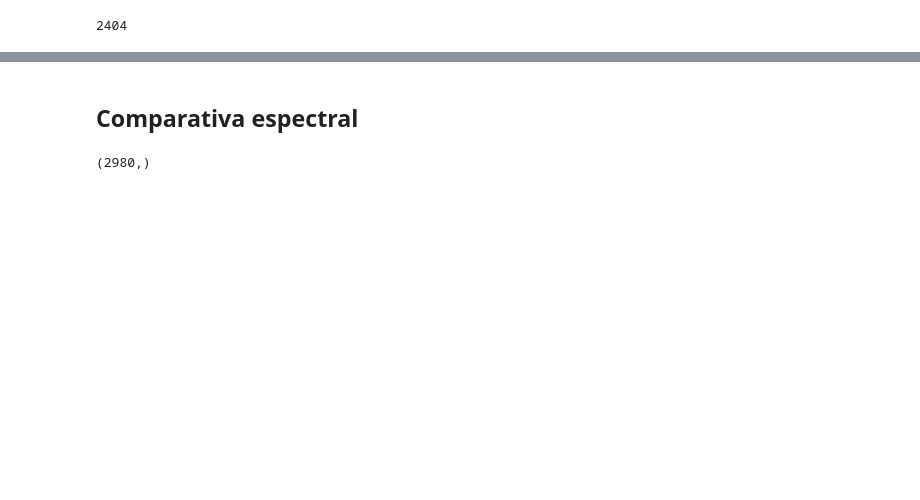
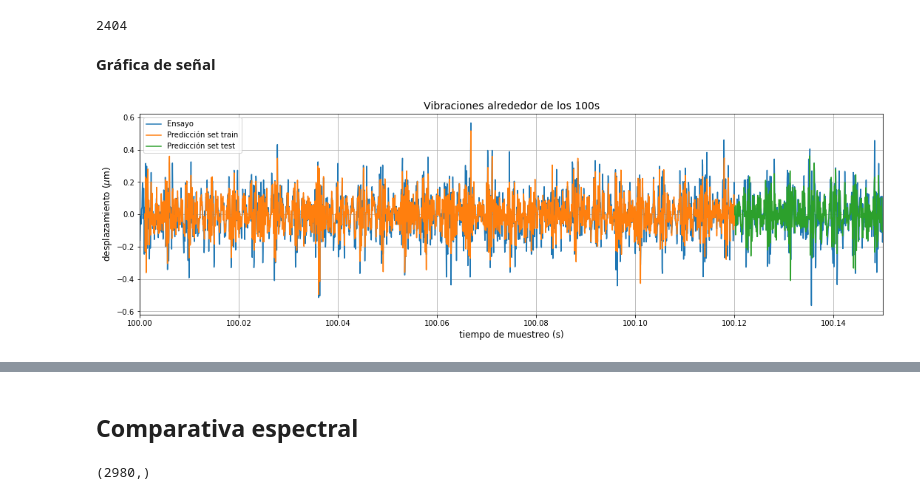
Before and after one commit to cgmassobrio/tsa_bearing-vibrations_ceia, a Jupyter notebook: notebooks/LSTM_100s.ipynb, the cells around one changed output, grey strips where cells are left out. Drawn from its saved outputs; the diff is of its cells as text; code cells hidden in the pictures; blank space fills up the shorter version.

```diff
--- a/notebooks/LSTM_100s.ipynb
+++ b/notebooks/LSTM_100s.ipynb
@@ -276,4 +276,22 @@ array([-0.08180811], dtype=float32)
 len(y_hat_train)+(train_len)
 # %% [output]
 2404
+# %% [markdown]
+**Gráfica de señal**
+# %%
+plt.figure(figsize=(18,5))
+
+plt.plot(time, tokens, 'C0')
+plt.plot(time, trainPredictPlot[:,0], 'C1')
+plt.plot(time, testPredictPlot[:,0], 'C2')
+plt.xlim(time[0], time[-1])
+plt.legend(['Ensayo', 'Predicción set train', 'Predicción set test'])
+plt.grid(True)
+plt.xlabel('tiempo de muestreo (s)', fontsize=12)
+plt.ylabel('desplazamiento ($\mu$m)', fontsize=12)
+plt.title(f'Vibraciones alrededor de los 100s', fontsize=14)
+
+plt.show()
+# %% [output]
+[figure, added]
 # %%
```
Also changed, not shown: parts of 5 cells of this notebook, 4 other files.
